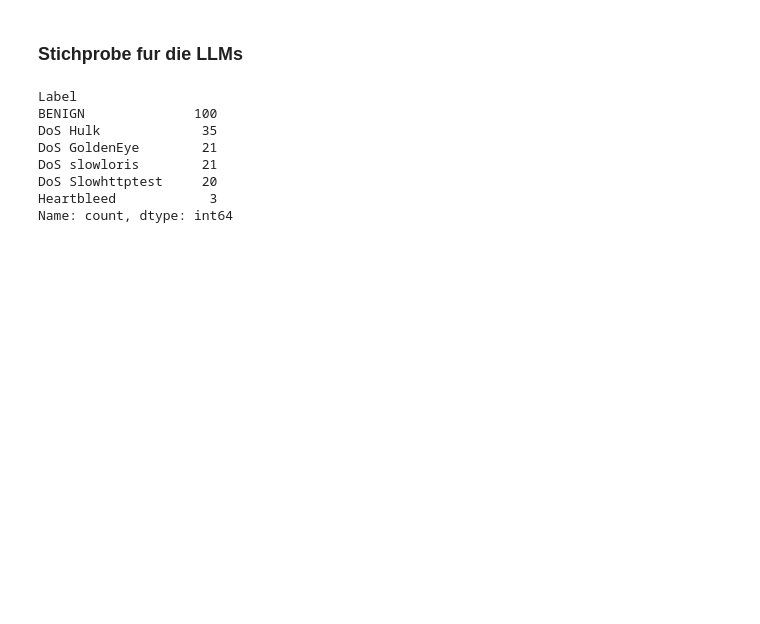
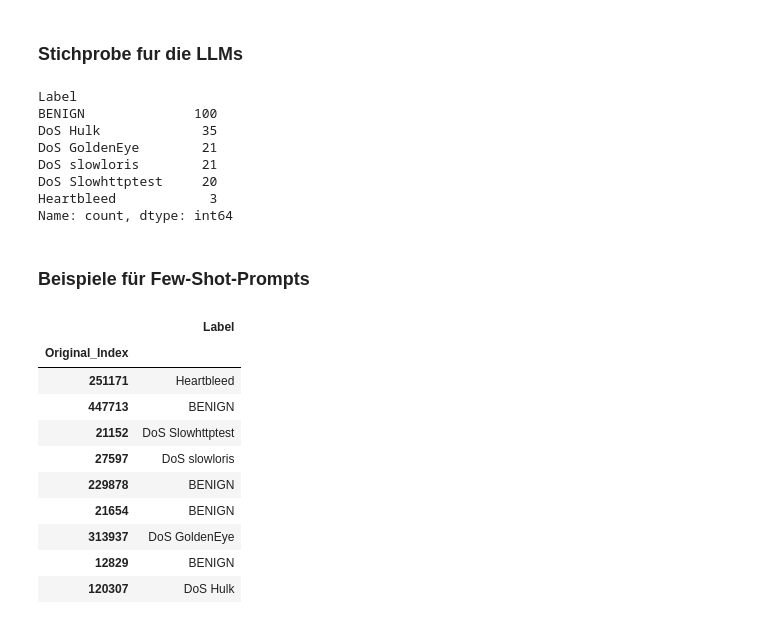
Before and after one commit to anachialda/threat-detection, a Jupyter notebook: Random_forest.ipynb, the cells around one changed output. Cells and saved outputs as stored; diff of their text form; code cells hidden in the pictures; blank space fills up the shorter version.

```diff
--- a/Random_forest.ipynb
+++ b/Random_forest.ipynb
@@ -416,3 +416,34 @@ DoS slowloris        21
 DoS Slowhttptest     20
 Heartbleed            3
 Name: count, dtype: int64
+# %% [markdown]
+### Beispiele für Few-Shot-Prompts
+# %%
+X_train_s, _, y_train_s, _ = splits[stichprob_seed]
+rng_fs = np.random.default_rng(stichprob_seed)
+
+fs_benign = rng_fs.choice(y_train_s[y_train_s == 0].index, size=4, replace=False).tolist()
+typen_train = etiketten.loc[y_train_s[y_train_s == 1].index]
+fs_angriff = [rng_fs.choice(gruppe.index) for _, gruppe in typen_train.groupby(typen_train)]
+
+fs_idx = fs_benign + fs_angriff
+few_shot = df.loc[fs_idx, features + [label]].copy()
+few_shot['y'] = y.loc[fs_idx].values
+few_shot = few_shot.sample(frac=1, random_state=stichprob_seed)
+few_shot.index.name = 'Original_Index'
+few_shot.to_csv(ergebnis_ord / 'llm_fewshot_beispiele.csv')
+
+assert not set(few_shot.index) & set(stichprobe.index), 'Few-Shot-Beispiele überschneiden sich mit der Stichprobe!'
+few_shot[[label]]
+# %% [output]
+|  | Label |
+| Original_Index |  |
+| 251171 | Heartbleed |
+| 447713 | BENIGN |
+| 21152 | DoS Slowhttptest |
+| 27597 | DoS slowloris |
+| 229878 | BENIGN |
+| 21654 | BENIGN |
+| 313937 | DoS GoldenEye |
+| 12829 | BENIGN |
+| 120307 | DoS Hulk |
```
Also changed, not shown: parts of 10 cells of this notebook, 15 other files.
